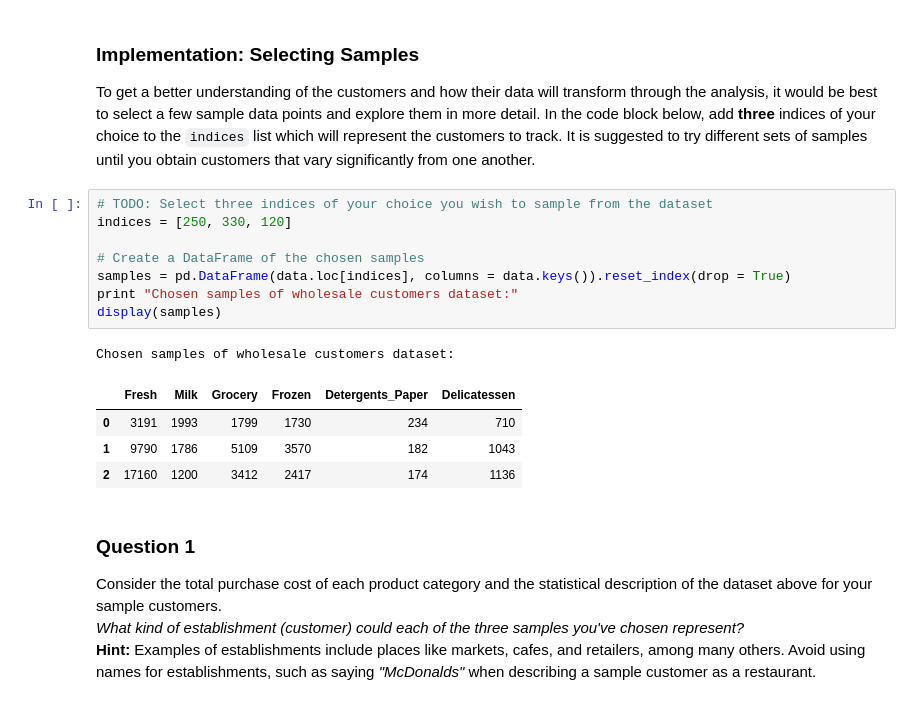
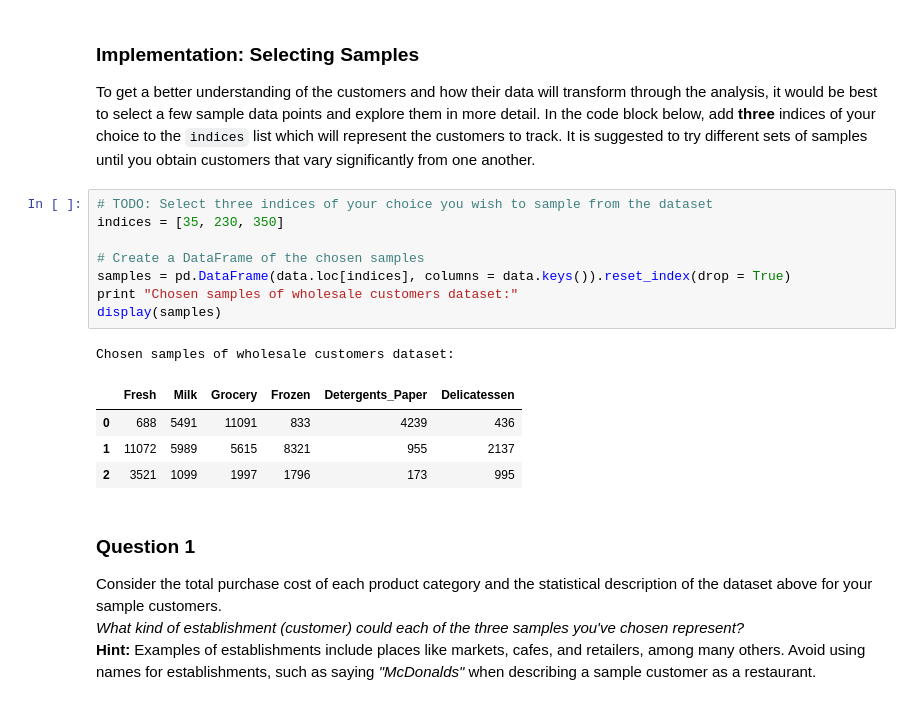
Before and after one commit to amitnilams/udacity_ml, a Jupyter notebook: customer_segments/customer_segments.ipynb, the cells around one changed output. Drawn from its saved outputs; the diff is of its cells as text.

```diff
--- a/customer_segments/customer_segments.ipynb
+++ b/customer_segments/customer_segments.ipynb
@@ -60,18 +60,18 @@ display(data.describe())
 To get a better understanding of the customers and how their data will transform through the analysis, it would be best to select a few sample data points and explore them in more detail. In the code block below, add **three** indices of your choice to the `indices` list which will represent the customers to track. It is suggested to try different sets of samples until you obtain customers that vary significantly from one another.
 # %%
 # TODO: Select three indices of your choice you wish to sample from the dataset
-indices = [250, 330, 120]
+indices = [35, 230, 350]
 
 # Create a DataFrame of the chosen samples
 samples = pd.DataFrame(data.loc[indices], columns = data.keys()).reset_index(drop = True)
 print "Chosen samples of wholesale customers dataset:"
 display(samples)
 # %% [output]
 Chosen samples of wholesale customers dataset:
 |  | Fresh | Milk | Grocery | Frozen | Detergents_Paper | Delicatessen |
-| 0 | 3191 | 1993 | 1799 | 1730 | 234 | 710 |
-| 1 | 9790 | 1786 | 5109 | 3570 | 182 | 1043 |
-| 2 | 17160 | 1200 | 3412 | 2417 | 174 | 1136 |
+| 0 | 688 | 5491 | 11091 | 833 | 4239 | 436 |
+| 1 | 11072 | 5989 | 5615 | 8321 | 955 | 2137 |
+| 2 | 3521 | 1099 | 1997 | 1796 | 173 | 995 |
 # %% [markdown]
 ### Question 1
 Consider the total purchase cost of each product category and the statistical description of the dataset above for your sample customers.
```
Also changed, not shown: parts of 30 cells of this notebook, 1 other file.
